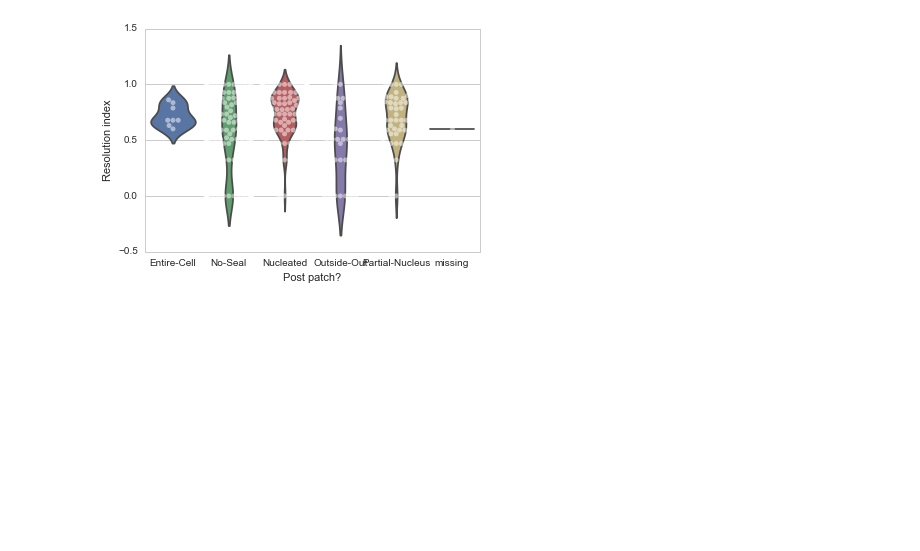
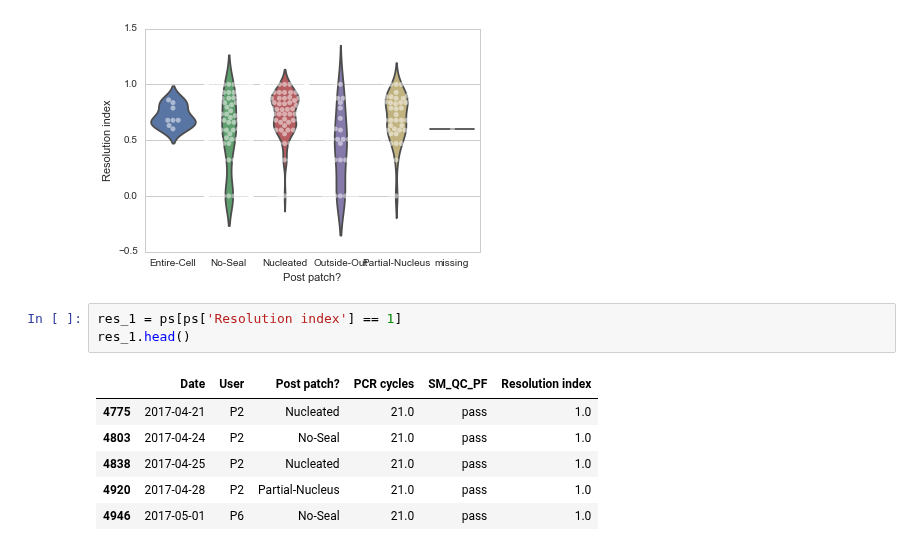
Before and after one commit to ru57y34nn/patchseq_gdoc_analysis, a Jupyter notebook: Post Patch vs Resolution Index.ipynb, the cells around one changed output. Cells and saved outputs as stored; diff of their text form; blank space fills up the shorter version.

```diff
--- a/Post Patch vs Resolution Index.ipynb
+++ b/Post Patch vs Resolution Index.ipynb
@@ -80,3 +82,13 @@ sns.swarmplot(x='Post patch?', y='Resolution index', data=ps, color='w', alpha=.
 # %% [output]
 <matplotlib.axes._subplots.AxesSubplot at 0x...>
 [figure]
+# %%
+res_1 = ps[ps['Resolution index'] == 1]
+res_1.head()
+# %% [output]
+|  | Date | User | Post patch? | PCR cycles | SM_QC_PF | Resolution index |
+| 4775 | 2017-04-21 | P2 | Nucleated | 21.0 | pass | 1.0 |
+| 4803 | 2017-04-24 | P2 | No-Seal | 21.0 | pass | 1.0 |
+| 4838 | 2017-04-25 | P2 | Nucleated | 21.0 | pass | 1.0 |
+| 4920 | 2017-04-28 | P2 | Partial-Nucleus | 21.0 | pass | 1.0 |
+| 4946 | 2017-05-01 | P6 | No-Seal | 21.0 | pass | 1.0 |
```
Also changed, not shown: parts of 5 cells of this notebook.
